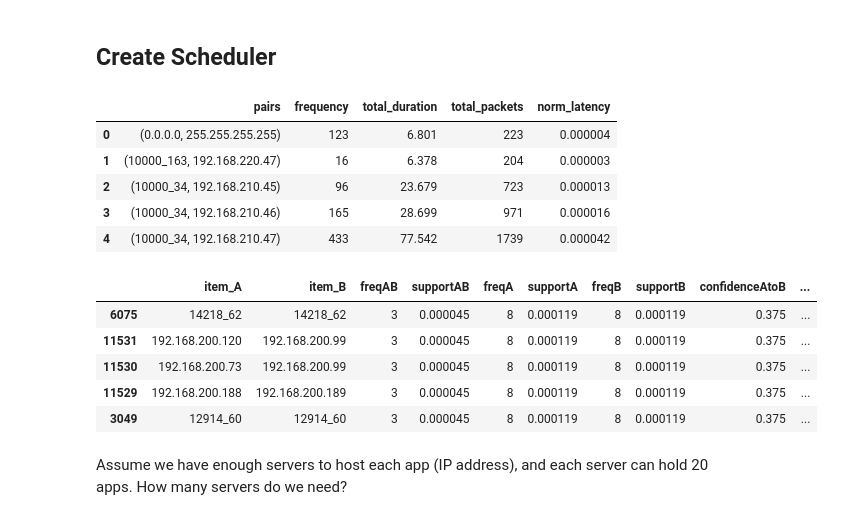
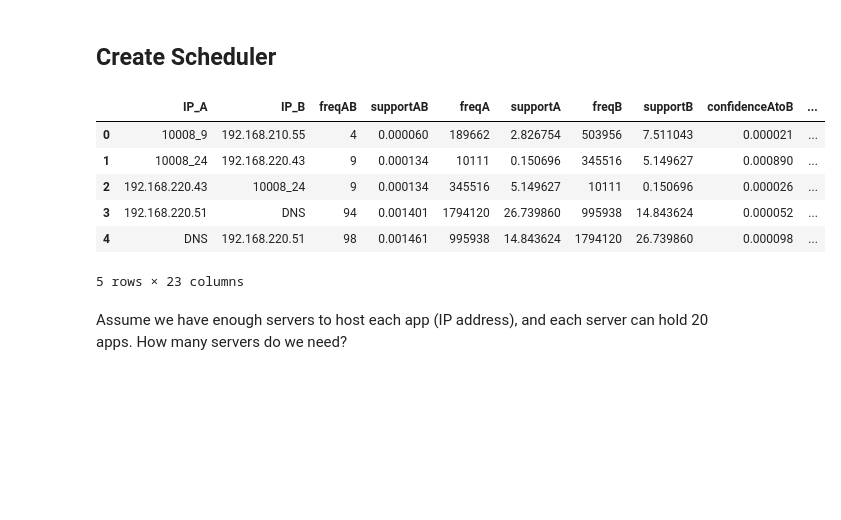
Before and after one commit to nrb75/Manifold, a Jupyter notebook: Apriori association_generator.ipynb, the cells around one changed output. Cells and saved outputs as stored; diff of their text form; code cells hidden in the pictures; blank space fills up the shorter version.

Commit message:
apriorir

```diff
--- a/Apriori association_generator.ipynb
+++ b/Apriori association_generator.ipynb
@@ -28,3 +50,5 @@ df['date_hr']=pd.Series(df['Date']).dt.round("H")
+# %%
+df['norm_latency']=df['Duration']/df['Packets']
 # %%
 #create a pair column, which is a touple of the src and dst IP, sorted.
 #It does not matter which call came first, we simply want to know which pair occurs most frequently.
@@ -234,29 +258,19 @@ len(rules_70)
 1
 # %% [markdown]
 ## Create Scheduler
-# %%
-#add back in the pairs column so we can match it up with our dataframe
-
-rules['pairs']=list(zip(rules.item_A, rules.item_B))
-rules['pairs']=rules['pairs'].apply(sorted)
-rules['pairs2']=tuple(rules['pairs'])
+# %%
+rules.rename(columns={'item_A': 'IP_A', 'item_B' : 'IP_B'}, inplace=True)
+# %%
+formated_rules=format_rules_apriori(rules, df, 20)
 # %%
-pairs_count.head()
+formated_rules.head()
 # %% [output]
-|  | pairs | frequency | total_duration | total_packets | norm_latency |
-| 0 | (0.0.0.0, 255.255.255.255) | 123 | 6.801 | 223 | 0.000004 |
-| 1 | (10000_163, 192.168.220.47) | 16 | 6.378 | 204 | 0.000003 |
-| 2 | (10000_34, 192.168.210.45) | 96 | 23.679 | 723 | 0.000013 |
-| 3 | (10000_34, 192.168.210.46) | 165 | 28.699 | 971 | 0.000016 |
-| 4 | (10000_34, 192.168.210.47) | 433 | 77.542 | 1739 | 0.000042 |
+|  | IP_A | IP_B | freqAB | supportAB | freqA | supportA | freqB | supportB | confidenceAtoB | ... |
+| 0 | 10008_9 | 192.168.210.55 | 4 | 0.000060 | 189662 | 2.826754 | 503956 | 7.511043 | 0.000021 | ... |
+| 1 | 10008_24 | 192.168.220.43 | 9 | 0.000134 | 10111 | 0.150696 | 345516 | 5.149627 | 0.000890 | ... |
+| 2 | 192.168.220.43 | 10008_24 | 9 | 0.000134 | 345516 | 5.149627 | 10111 | 0.150696 | 0.000026 | ... |
+| 3 | 192.168.220.51 | DNS | 94 | 0.001401 | 1794120 | 26.739860 | 995938 | 14.843624 | 0.000052 | ... |
+| 4 | DNS | 192.168.220.51 | 98 | 0.001461 | 995938 | 14.843624 | 1794120 | 26.739860 | 0.000098 | ... |
+5 rows × 23 columns
-# %%
-rules.head()
-# %% [output]
-|  | item_A | item_B | freqAB | supportAB | freqA | supportA | freqB | supportB | confidenceAtoB | ... |
-| 6075 | 14218_62 | 14218_62 | 3 | 0.000045 | 8 | 0.000119 | 8 | 0.000119 | 0.375 | ... |
-| 11531 | 192.168.200.120 | 192.168.200.99 | 3 | 0.000045 | 8 | 0.000119 | 8 | 0.000119 | 0.375 | ... |
-| 11530 | 192.168.200.73 | 192.168.200.99 | 3 | 0.000045 | 8 | 0.000119 | 8 | 0.000119 | 0.375 | ... |
-| 11529 | 192.168.200.188 | 192.168.200.189 | 3 | 0.000045 | 8 | 0.000119 | 8 | 0.000119 | 0.375 | ... |
-| 3049 | 12914_60 | 12914_60 | 3 | 0.000045 | 8 | 0.000119 | 8 | 0.000119 | 0.375 | ... |
 # %% [markdown]
 Assume we have enough servers to host each app (IP address), and each server can hold 20 apps. How many servers do we need?
```
Also changed, not shown: parts of 11 cells of this notebook.
